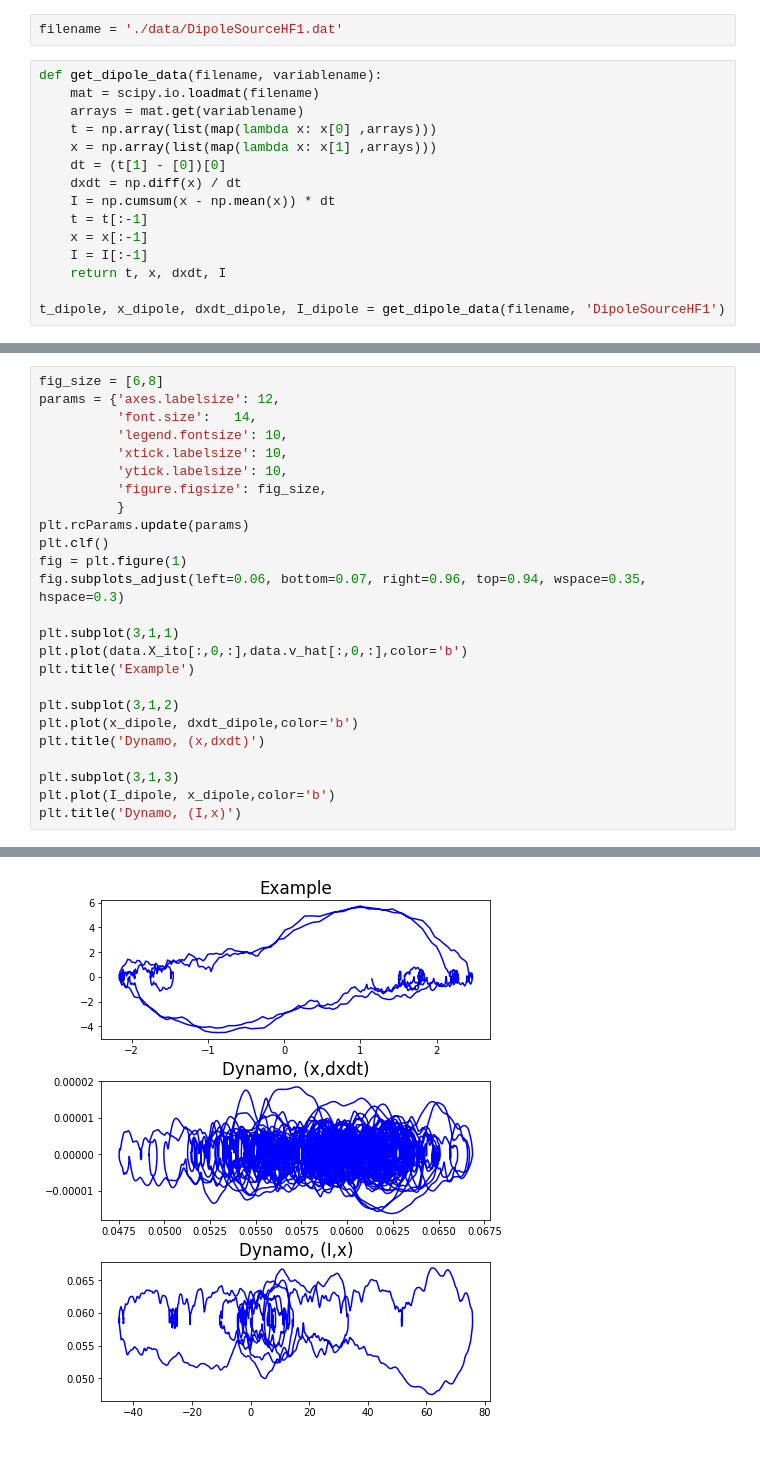
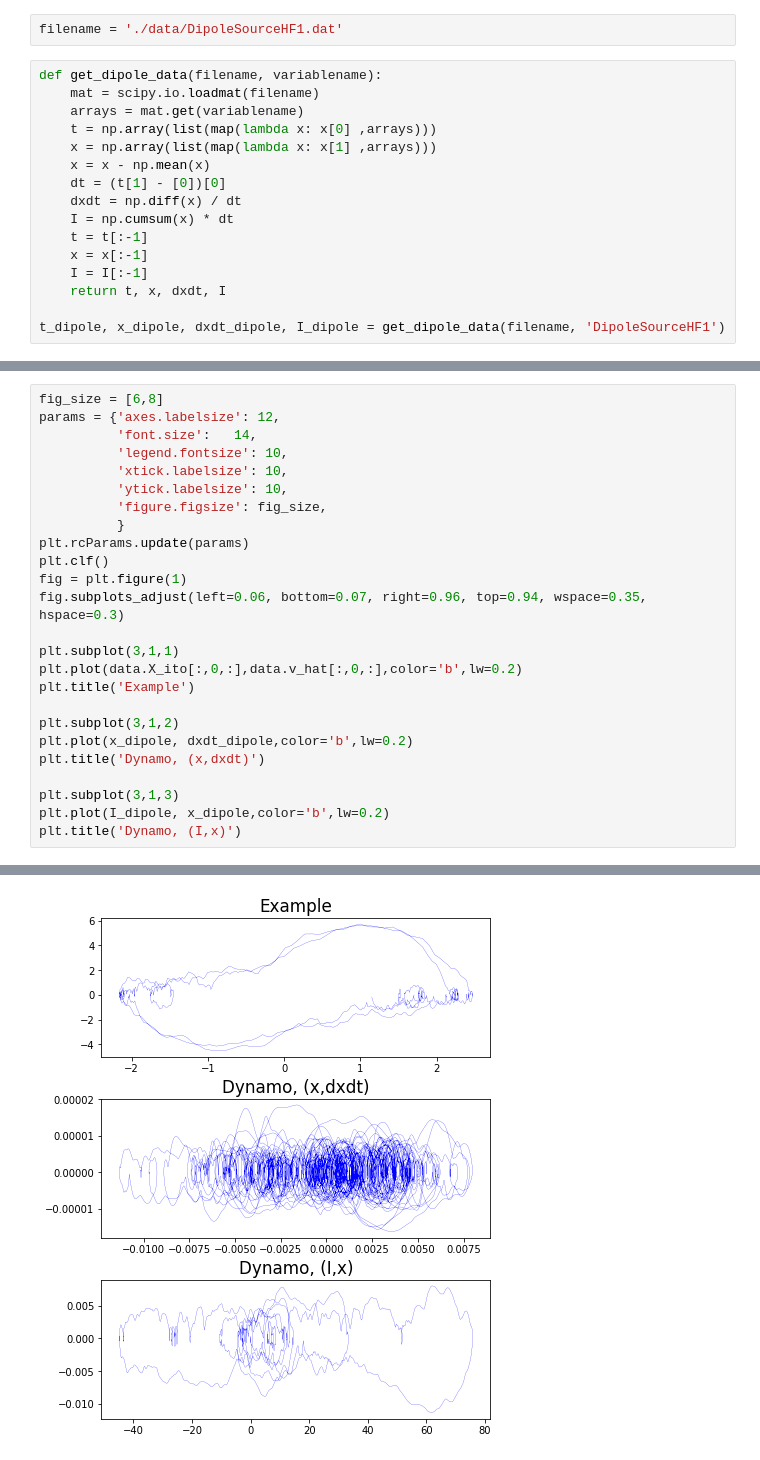
Before and after one commit to williamjsdavis/geodynamo_ULI, a Jupyter notebook: main.ipynb, the cells around one changed output, grey strips where cells are left out. Cells and saved outputs as stored; diff of their text form.

Commit message:
Processing one dynamo data series

```diff
--- a/main.ipynb
+++ b/main.ipynb
@@ -205,9 +205,10 @@ def get_dipole_data(filename, variablename):
     arrays = mat.get(variablename)
     t = np.array(list(map(lambda x: x[0] ,arrays)))
     x = np.array(list(map(lambda x: x[1] ,arrays)))
+    x = x - np.mean(x)
     dt = (t[1] - [0])[0]
     dxdt = np.diff(x) / dt
-    I = np.cumsum(x - np.mean(x)) * dt
+    I = np.cumsum(x) * dt
     t = t[:-1]
     x = x[:-1]
     I = I[:-1]
@@ -265,28 +266,28 @@ Text(0.5,1,'Gradient')
 # %%
 fig_size = [6,8]
 params = {'axes.labelsize': 12,
           'font.size':   14,
           'legend.fontsize': 10,
           'xtick.labelsize': 10,
           'ytick.labelsize': 10,
           'figure.figsize': fig_size,
           }
 plt.rcParams.update(params)
 plt.clf()
 fig = plt.figure(1)
 fig.subplots_adjust(left=0.06, bottom=0.07, right=0.96, top=0.94, wspace=0.35, hspace=0.3)
 
 plt.subplot(3,1,1)
-plt.plot(data.X_ito[:,0,:],data.v_hat[:,0,:],color='b')
+plt.plot(data.X_ito[:,0,:],data.v_hat[:,0,:],color='b',lw=0.2)
 plt.title('Example')
 
 plt.subplot(3,1,2)
-plt.plot(x_dipole, dxdt_dipole,color='b')
+plt.plot(x_dipole, dxdt_dipole,color='b',lw=0.2)
 plt.title('Dynamo, (x,dxdt)')
 
 plt.subplot(3,1,3)
-plt.plot(I_dipole, x_dipole,color='b')
+plt.plot(I_dipole, x_dipole,color='b',lw=0.2)
 plt.title('Dynamo, (I,x)')
 # %% [output]
 Text(0.5,1,'Dynamo, (I,x)')
-[figure, old version]
+[figure, new version]
```
Also changed, not shown: parts of 11 cells of this notebook.
